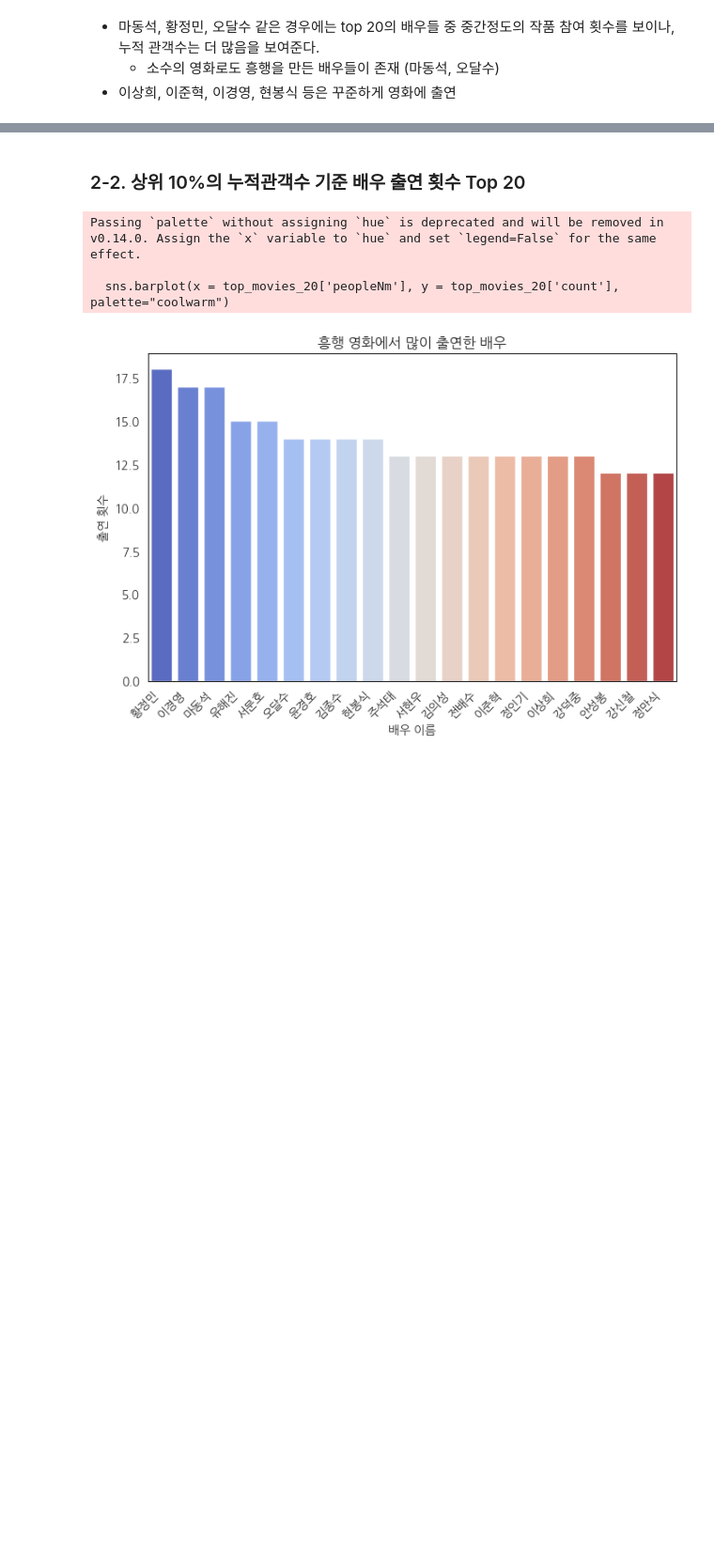
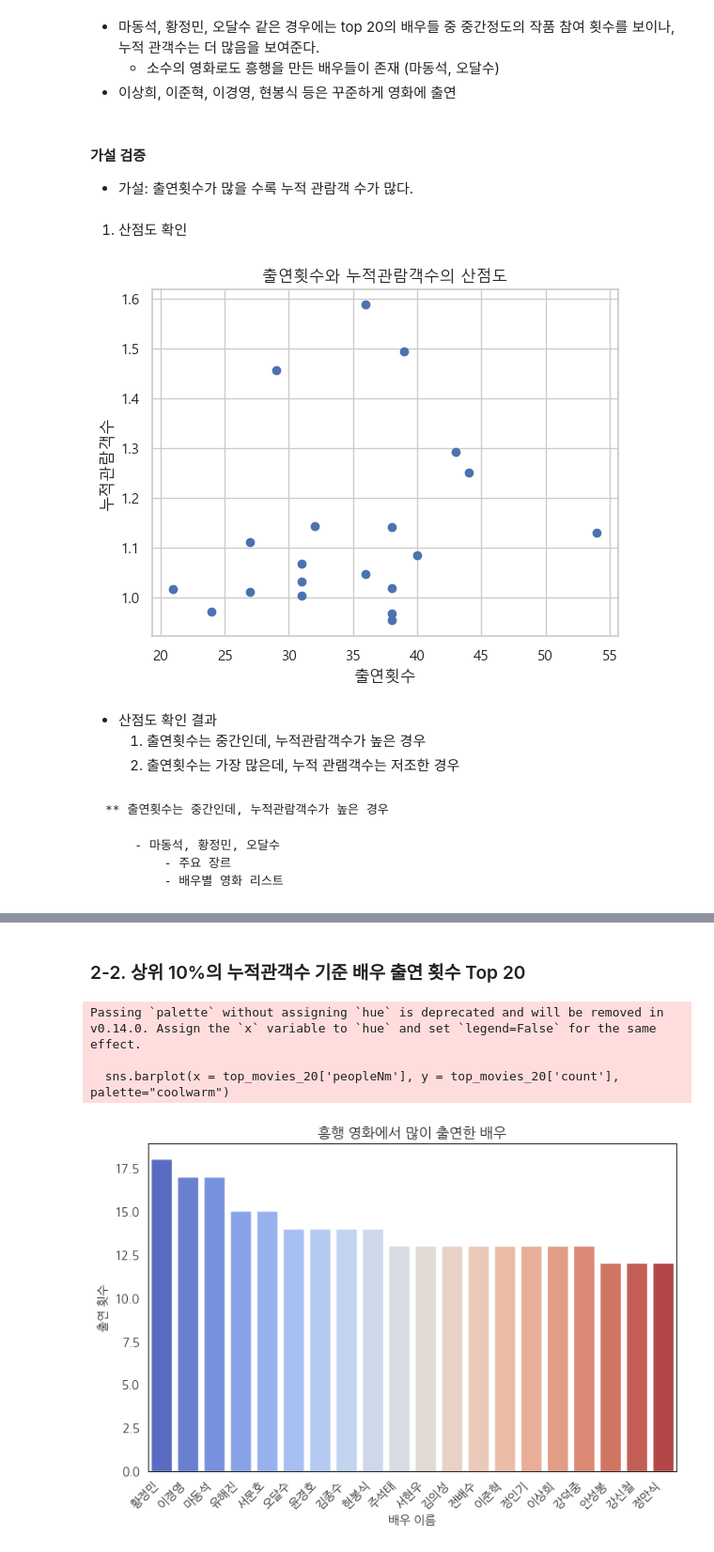
Before and after one commit to nagasss/MySpace, a Jupyter notebook: Project/Movie/machin_project_final.ipynb, the cells around one changed output, grey strips where cells are left out. Shown at 94% size. Saved outputs shown, nothing was run; the diff lists cells and outputs as text; code cells hidden in the pictures; blank space fills up the shorter version.

````diff
--- a/Project/Movie/machin_project_final.ipynb
+++ b/Project/Movie/machin_project_final.ipynb
@@ -288,3 +291,28 @@ plt.show()
 - 마동석, 황정민, 오달수 같은 경우에는 top 20의 배우들 중 중간정도의 작품 참여 횟수를 보이나, 누적 관객수는 더 많음을 보여준다.
     - 소수의 영화로도 흥행을 만든 배우들이 존재 (마동석, 오달수)
 - 이상희, 이준혁, 이경영, 현봉식 등은 꾸준하게 영화에 출연
+# %% [markdown]
+#### 가설 검증
+- 가설: 출연횟수가 많을 수록 누적 관람객 수가 많다.
+# %% [markdown]
+1) 산점도 확인
+# %%
+plt.scatter(top_sales_actors_20['count'], top_sales_actors_20['audiAcc_'])
+plt.title('출연횟수와 누적관람객수의 산점도')
+plt.xlabel('출연횟수')
+plt.ylabel('누적관람객수')
+plt.show()
+# %% [output]
+[figure, added]
+# %% [markdown]
+- 산점도 확인 결과
+    1) 출연횟수는 중간인데, 누적관람객수가 높은 경우
+    2) 출연횟수는 가장 많은데, 누적 관램객수는 저조한 경우
+# %% [markdown]
+```python
+** 출연횟수는 중간인데, 누적관람객수가 높은 경우
+
+    - 마동석, 황정민, 오달수
+        - 주요 장르
+        - 배우별 영화 리스트
+```
````
Also changed, not shown: parts of 25 cells of this notebook.
